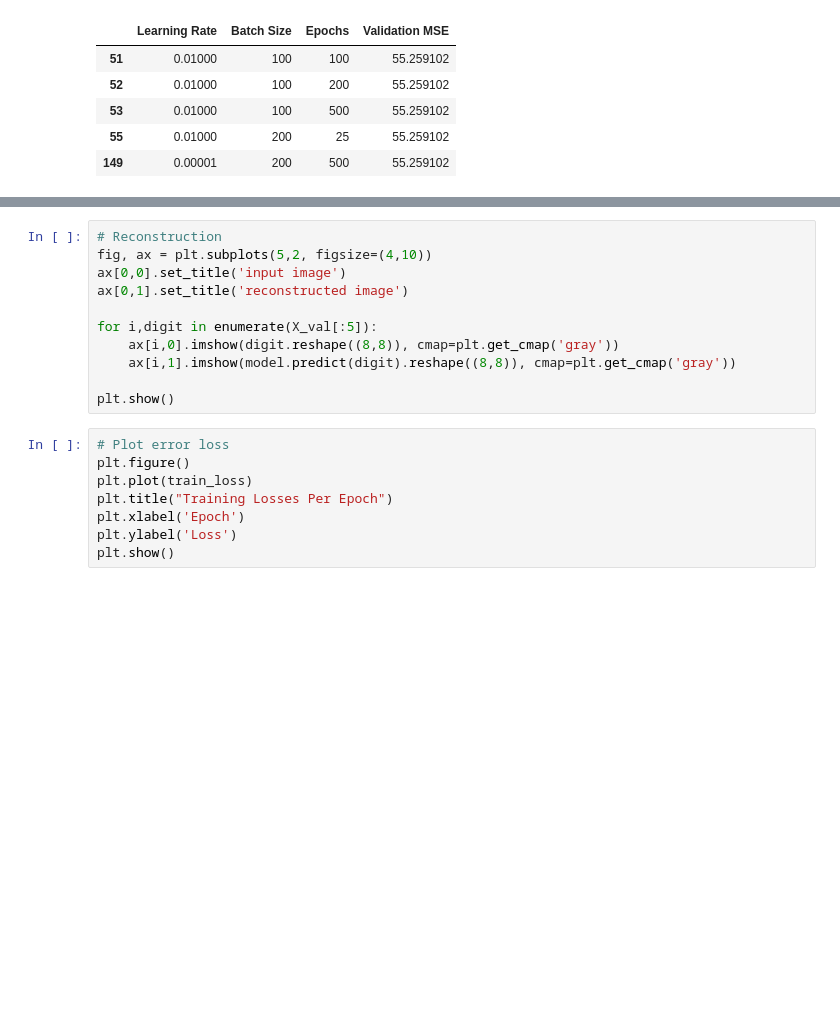
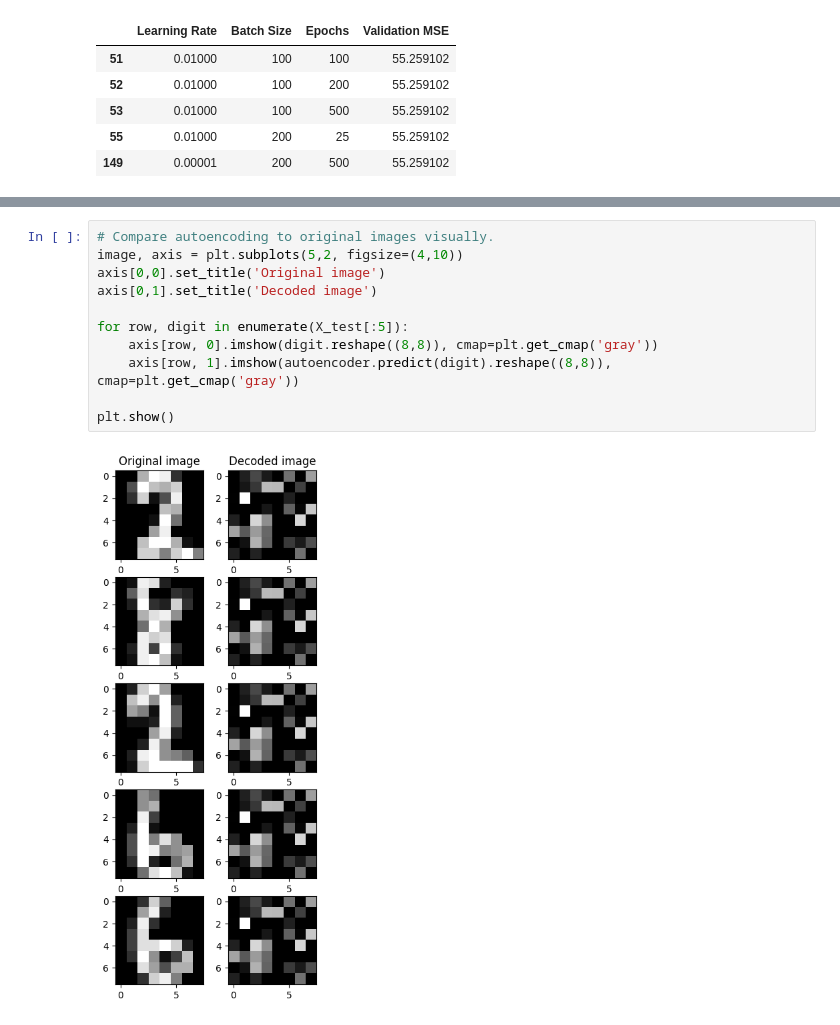
Before and after one commit to J-Pesos/final-nn, a Jupyter notebook: train_autoencoder.ipynb, the cells around one changed output, grey strips where cells are left out. Drawn from its saved outputs; the diff is of its cells as text; blank space fills up the shorter version.

```diff
--- a/train_autoencoder.ipynb
+++ b/train_autoencoder.ipynb
@@ -208,19 +191,13 @@ NameError: name 'train_loss' is not defined
 # %%
-# Reconstruction
-fig, ax = plt.subplots(5,2, figsize=(4,10))
-ax[0,0].set_title('input image')
-ax[0,1].set_title('reconstructed image')
+# Compare autoencoding to original images visually.
+image, axis = plt.subplots(5,2, figsize=(4,10))
+axis[0,0].set_title('Original image')
+axis[0,1].set_title('Decoded image')
 
-for i,digit in enumerate(X_val[:5]):
-    ax[i,0].imshow(digit.reshape((8,8)), cmap=plt.get_cmap('gray'))
-    ax[i,1].imshow(model.predict(digit).reshape((8,8)), cmap=plt.get_cmap('gray'))
+for row, digit in enumerate(X_test[:5]):
+    axis[row, 0].imshow(digit.reshape((8,8)), cmap=plt.get_cmap('gray'))
+    axis[row, 1].imshow(autoencoder.predict(digit).reshape((8,8)), cmap=plt.get_cmap('gray'))
 
 plt.show()
+# %% [output]
+[figure, added]
-# %%
-# Plot error loss
-plt.figure()
-plt.plot(train_loss)
-plt.title("Training Losses Per Epoch")
-plt.xlabel('Epoch')
-plt.ylabel('Loss')
-plt.show()
```
Also changed, not shown: parts of 5 cells of this notebook, 1 other file.
